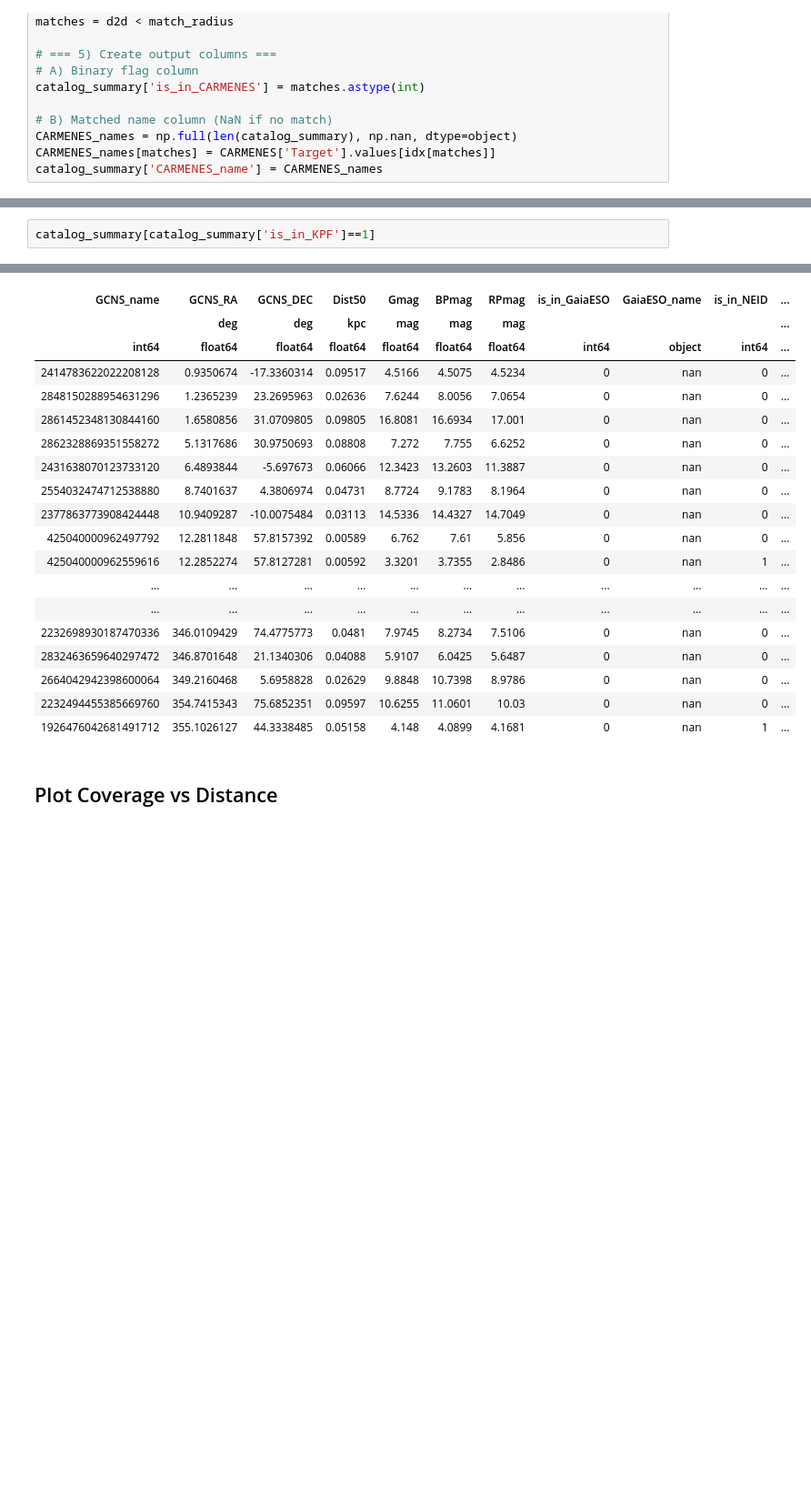
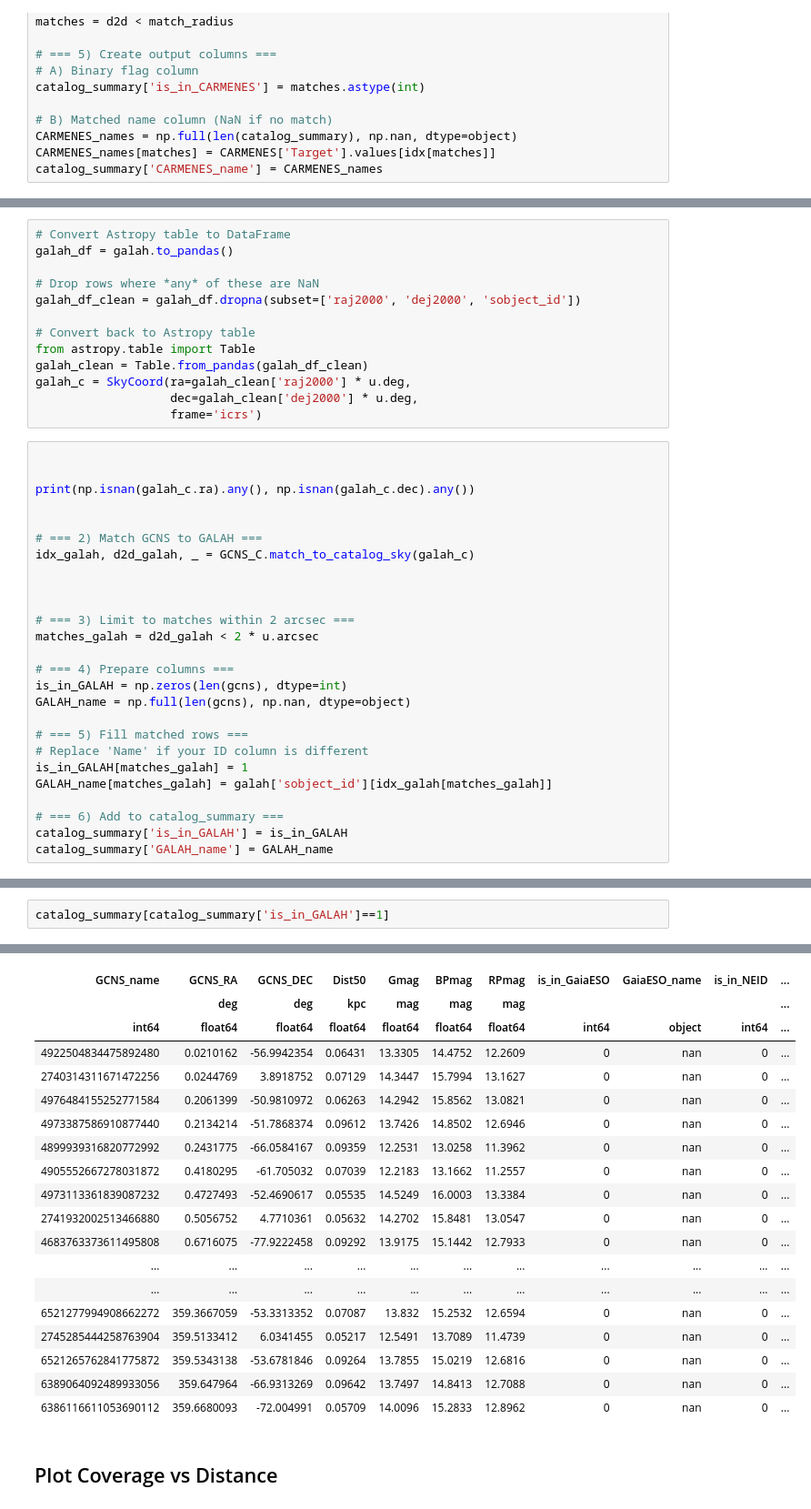
Before and after one commit to eyu22/BL2025, a Jupyter notebook: compile_catalogs.ipynb, the cells around one changed output, grey strips where cells are left out. Shown at 91% size. Drawn from its saved outputs; the diff is of its cells as text; blank space fills up the shorter version.

Commit message:
added galah

```diff
--- a/compile_catalogs.ipynb
+++ b/compile_catalogs.ipynb
@@ -344,0 +391,39 @@ catalog_summary['CARMENES_name'] = CARMENES_names
+# %%
+# Convert Astropy table to DataFrame
+galah_df = galah.to_pandas()
+
+# Drop rows where *any* of these are NaN
+galah_df_clean = galah_df.dropna(subset=['raj2000', 'dej2000', 'sobject_id'])
+
+# Convert back to Astropy table
+from astropy.table import Table
+galah_clean = Table.from_pandas(galah_df_clean)
+galah_c = SkyCoord(ra=galah_clean['raj2000'] * u.deg,
+                   dec=galah_clean['dej2000'] * u.deg,
+                   frame='icrs')
+# %%
+
+
+print(np.isnan(galah_c.ra).any(), np.isnan(galah_c.dec).any())
+
+
+# === 2) Match GCNS to GALAH ===
+idx_galah, d2d_galah, _ = GCNS_C.match_to_catalog_sky(galah_c)
+
+
+
+# === 3) Limit to matches within 2 arcsec ===
+matches_galah = d2d_galah < 2 * u.arcsec
+
+# === 4) Prepare columns ===
+is_in_GALAH = np.zeros(len(gcns), dtype=int)
+GALAH_name = np.full(len(gcns), np.nan, dtype=object)
+
+# === 5) Fill matched rows ===
+# Replace 'Name' if your ID column is different
+is_in_GALAH[matches_galah] = 1
+GALAH_name[matches_galah] = galah['sobject_id'][idx_galah[matches_galah]]
+
+# === 6) Add to catalog_summary ===
+catalog_summary['is_in_GALAH'] = is_in_GALAH
+catalog_summary['GALAH_name'] = GALAH_name
@@ -345,3 +432,3 @@ catalog_summary['CARMENES_name'] = CARMENES_names
 # %%
-catalog_summary[catalog_summary['is_in_KPF']==1]
+catalog_summary[catalog_summary['is_in_GALAH']==1]
 # %% [output]
@@ -349,22 +436,22 @@ Table length=214
 | GCNS_name | GCNS_RA | GCNS_DEC | Dist50 | Gmag | BPmag | RPmag | is_in_GaiaESO | GaiaESO_name | is_in_NEID | ... |
 |  | deg | deg | kpc | mag | mag | mag |  |  |  | ... |
 | int64 | float64 | float64 | float64 | float64 | float64 | float64 | int64 | object | int64 | ... |
-| 2414783622022208128 | 0.9350674 | -17.3360314 | 0.09517 | 4.5166 | 4.5075 | 4.5234 | 0 | nan | 0 | ... |
-| 2848150288954631296 | 1.2365239 | 23.2695963 | 0.02636 | 7.6244 | 8.0056 | 7.0654 | 0 | nan | 0 | ... |
-| 2861452348130844160 | 1.6580856 | 31.0709805 | 0.09805 | 16.8081 | 16.6934 | 17.001 | 0 | nan | 0 | ... |
-| 2862328869351558272 | 5.1317686 | 30.9750693 | 0.08808 | 7.272 | 7.755 | 6.6252 | 0 | nan | 0 | ... |
-| 2431638070123733120 | 6.4893844 | -5.697673 | 0.06066 | 12.3423 | 13.2603 | 11.3887 | 0 | nan | 0 | ... |
-| 2554032474712538880 | 8.7401637 | 4.3806974 | 0.04731 | 8.7724 | 9.1783 | 8.1964 | 0 | nan | 0 | ... |
-| 2377863773908424448 | 10.9409287 | -10.0075484 | 0.03113 | 14.5336 | 14.4327 | 14.7049 | 0 | nan | 0 | ... |
-| 425040000962497792 | 12.2811848 | 57.8157392 | 0.00589 | 6.762 | 7.61 | 5.856 | 0 | nan | 0 | ... |
-| 425040000962559616 | 12.2852274 | 57.8127281 | 0.00592 | 3.3201 | 3.7355 | 2.8486 | 0 | nan | 1 | ... |
+| 4922504834475892480 | 0.0210162 | -56.9942354 | 0.06431 | 13.3305 | 14.4752 | 12.2609 | 0 | nan | 0 | ... |
+| 2740314311671472256 | 0.0244769 | 3.8918752 | 0.07129 | 14.3447 | 15.7994 | 13.1627 | 0 | nan | 0 | ... |
+| 4976484155252771584 | 0.2061399 | -50.9810972 | 0.06263 | 14.2942 | 15.8562 | 13.0821 | 0 | nan | 0 | ... |
+| 4973387586910877440 | 0.2134214 | -51.7868374 | 0.09612 | 13.7426 | 14.8502 | 12.6946 | 0 | nan | 0 | ... |
+| 4899939316820772992 | 0.2431775 | -66.0584167 | 0.09359 | 12.2531 | 13.0258 | 11.3962 | 0 | nan | 0 | ... |
+| 4905552667278031872 | 0.4180295 | -61.705032 | 0.07039 | 12.2183 | 13.1662 | 11.2557 | 0 | nan | 0 | ... |
+| 4973113361839087232 | 0.4727493 | -52.4690617 | 0.05535 | 14.5249 | 16.0003 | 13.3384 | 0 | nan | 0 | ... |
+| 2741932002513466880 | 0.5056752 | 4.7710361 | 0.05632 | 14.2702 | 15.8481 | 13.0547 | 0 | nan | 0 | ... |
+| 4683763373611495808 | 0.6716075 | -77.9222458 | 0.09292 | 13.9175 | 15.1442 | 12.7933 | 0 | nan | 0 | ... |
 | ... | ... | ... | ... | ... | ... | ... | ... | ... | ... | ... |
 | ... | ... | ... | ... | ... | ... | ... | ... | ... | ... | ... |
-| 2232698930187470336 | 346.0109429 | 74.4775773 | 0.0481 | 7.9745 | 8.2734 | 7.5106 | 0 | nan | 0 | ... |
-| 2832463659640297472 | 346.8701648 | 21.1340306 | 0.04088 | 5.9107 | 6.0425 | 5.6487 | 0 | nan | 0 | ... |
-| 2664042942398600064 | 349.2160468 | 5.6958828 | 0.02629 | 9.8848 | 10.7398 | 8.9786 | 0 | nan | 0 | ... |
-| 2232494455385669760 | 354.7415343 | 75.6852351 | 0.09597 | 10.6255 | 11.0601 | 10.03 | 0 | nan | 0 | ... |
-| 1926476042681491712 | 355.1026127 | 44.3338485 | 0.05158 | 4.148 | 4.0899 | 4.1681 | 0 | nan | 1 | ... |
+| 6521277994908662272 | 359.3667059 | -53.3313352 | 0.07087 | 13.832 | 15.2532 | 12.6594 | 0 | nan | 0 | ... |
+| 2745285444258763904 | 359.5133412 | 6.0341455 | 0.05217 | 12.5491 | 13.7089 | 11.4739 | 0 | nan | 0 | ... |
+| 6521265762841775872 | 359.5343138 | -53.6781846 | 0.09264 | 13.7855 | 15.0219 | 12.6816 | 0 | nan | 0 | ... |
+| 6389064092489933056 | 359.647964 | -66.9313269 | 0.09642 | 13.7497 | 14.8413 | 12.7088 | 0 | nan | 0 | ... |
+| 6386116611053690112 | 359.6680093 | -72.004991 | 0.05709 | 14.0096 | 15.2833 | 12.8962 | 0 | nan | 0 | ... |
 # %% [markdown]
 ## Plot Coverage vs Distance
 # %%
```
Also changed, not shown: parts of 6 cells of this notebook.
